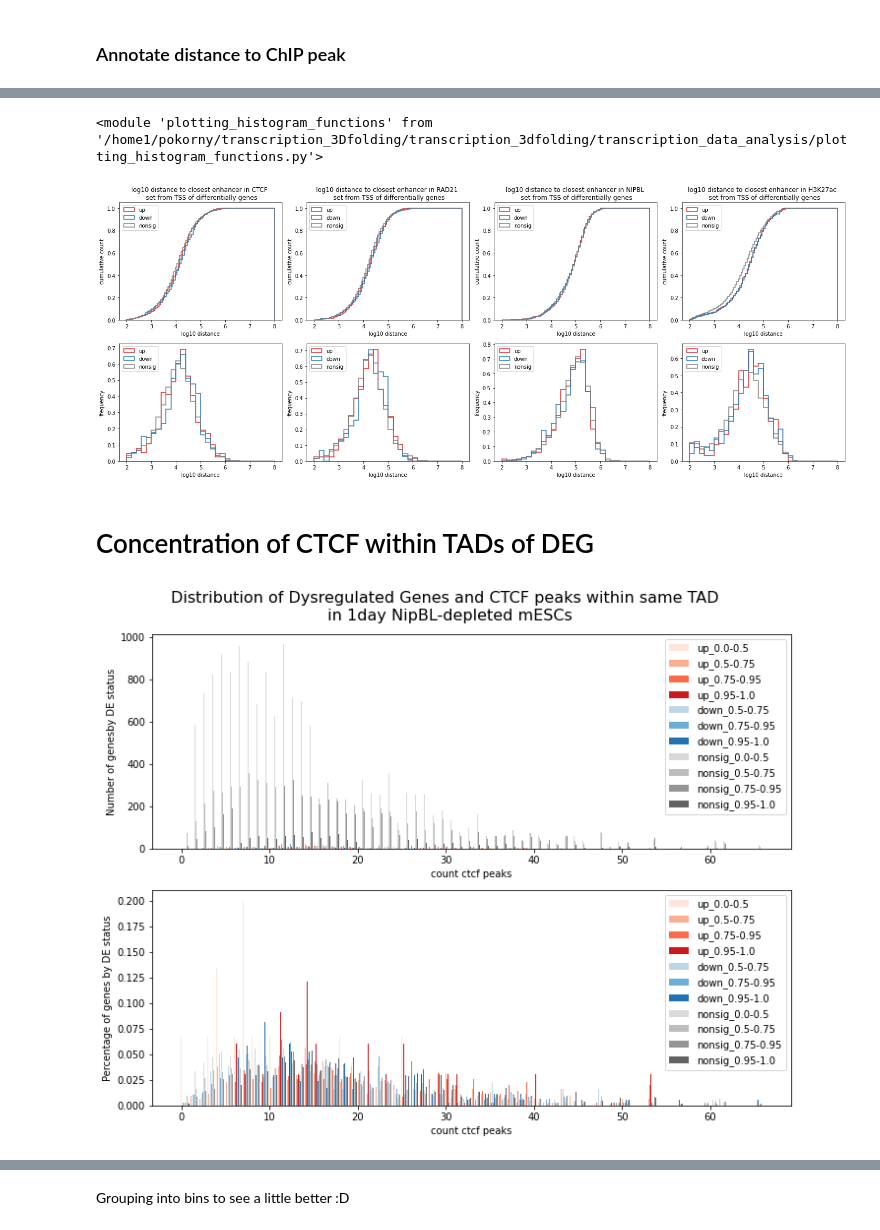
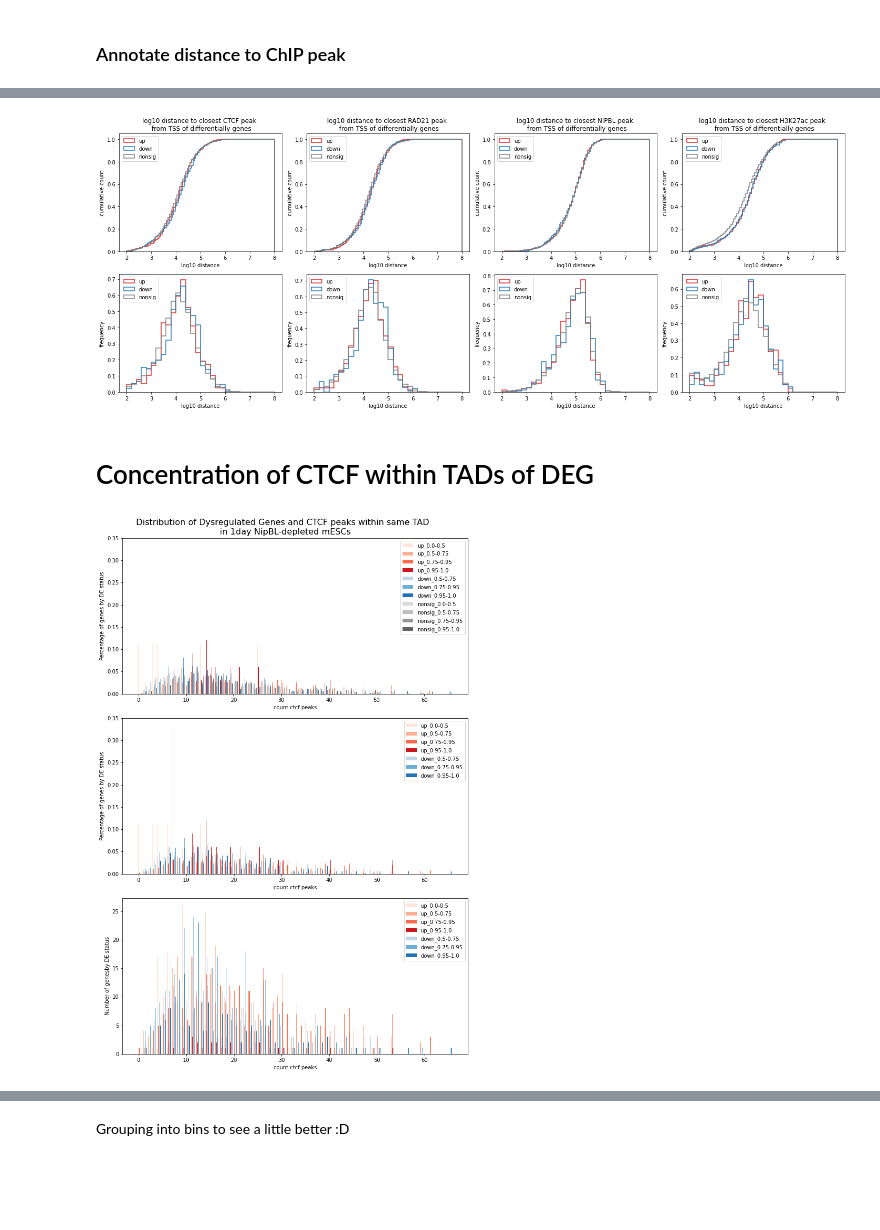
Before and after one commit to Bozhie/transcription_3Dfolding, a Jupyter notebook: transcription_3dfolding/transcription_data_analysis/20221108_dNipBL_proximal_proteins.ipynb, the cells around one changed output, grey strips where cells are left out. Cells and saved outputs as stored; diff of their text form; code cells hidden in the pictures; blank space fills up the shorter version.

Commit message:
Adding ChIP-distance plots and CTCF within TAD

```diff
--- a/transcription_3dfolding/transcription_data_analysis/20221108_dNipBL_proximal_proteins.ipynb
+++ b/transcription_3dfolding/transcription_data_analysis/20221108_dNipBL_proximal_proteins.ipynb
@@ -34,8 +34,8 @@ WT_samples = ['KHRNA1', 'KHRNA7', 'KHRNA13', 'KHRNA22', 'KHRNA23', 'KHRNA50']
 # import results table and add normalized feature counts to label non-significant genes
 day1_res_df = pd.read_csv(proj+day1_sigRes)
 vst_counts_df = pd.read_csv(proj+vst_normalized_counts).rename(columns={'Unnamed: 0' : 'Geneid'})
-vst_counts_df['avg_counts'] = vst_counts_df[WT_samples].mean(axis='columns')
-day1_res_df = day1_res_df.merge(vst_counts_df[['Geneid', 'avg_counts']], how='outer')
+vst_counts_df['avg_vst_counts'] = vst_counts_df[WT_samples].mean(axis='columns')
+day1_res_df = day1_res_df.merge(vst_counts_df[['Geneid', 'avg_vst_counts']], how='outer')
 
 # Getting TSSEs
 tss_df = read_gtf("/project/fudenber_735/collaborations/karissa_2022/old/RNAseq/STAR_Gencode_alignment/tss_annotions_gencode.vM23.primary_assembly.gtf")
@@ -94,8 +76,8 @@ day1_res_df.head(10)
 # %%
-import importlib
-importlib.reload(pfn)
+# set counts threshold to 6.0
+cutoff = 6.0
+cut = (day1_res_df['avg_vst_counts'] > cutoff)
+day1_res_df = day1_res_df[cut]
-# %% [output]
-<module 'plotting_histogram_functions' from '/home1/pokorny/transcription_3Dfolding/transcription_3dfolding/transcription_data_analysis/plotting_histogram_functions.py'>
 # %%
 fig, axs = plt.subplots(2, len(chip_peaks_condition_dict), figsize=(20, 8))
 
@@ -105,7 +87,7 @@ for (chip_name, file), axi in zip(chip_peaks_condition_dict.items(), np.arange(a
                                  ax=axs[0, axi],
                                  cumulative=True,
                                  bins=100,
-                                 plot_title='log10 distance to closest enhancer in {} \n set from TSS of differentially genes'.format(chip_name))
+                                 plot_title='log10 distance to closest {} peak \n from TSS of differentially genes'.format(chip_name))
 
     pfn.plot_distance_histogram(day1_res_df,
                                 chip_name+'_distance',
@@ -115,7 +97,7 @@ for (chip_name, file), axi in zip(chip_peaks_condition_dict.items(), np.arange(a
 plt.tight_layout()
 plt.show()
 # %% [output]
-[figure, old version]
+[figure, new version]
 # %% [markdown]
 # Concentration of CTCF within TADs of DEG
 # %%
@@ -133,6 +121,7 @@ category_colormap_big = {'up_0.0-0.5' : '#fee5d9',
                          'up_0.75-0.95' : '#fb6a4a',
                          'up_0.95-1.0' : '#cb181d',
 
+                         'down_0.0-0.5' : '#deebf7',
                          'down_0.5-0.75' : '#bdd7e7',
                          'down_0.75-0.95' : '#6baed6',
                          'down_0.95-1.0' : '#2171b5',
@@ -142,35 +131,53 @@ category_colormap_big = {'up_0.0-0.5' : '#fee5d9',
                          'nonsig_0.75-0.95' : '#969696',
                          'nonsig_0.95-1.0' : '#636363'
                         }
+
+category_colormap_degs = {'up_0.0-0.5' : '#fee5d9',
+                         'up_0.5-0.75' : '#fcae91',
+                         'up_0.75-0.95' : '#fb6a4a',
+                         'up_0.95-1.0' : '#cb181d',
+
+                         'down_0.0-0.5' : '#deebf7',
+                         'down_0.5-0.75' : '#bdd7e7',
+                         'down_0.75-0.95' : '#6baed6',
+                         'down_0.95-1.0' : '#2171b5',
+                        }
 # %%
-fig, axs = plt.subplots(2, 1, figsize=(10, 8))
+fig, axs = plt.subplots(3, 1, figsize=(10, 15))
 fig.suptitle(('Distribution of Dysregulated Genes and '
              'CTCF peaks within same TAD \n in 1day NipBL-depleted mESCs'),
              fontsize=16)
 
 # Defining TADs using midpoints between boundaries
 tad_mid_df = flt.tad_windows_from_boundaries(insulation_table, take_midpoint=True)
 
 # Annotate number of CTCF within the tad
 df = tad_mid_df.copy()
 ctcf_df = flt.get_peak_bioframe(chip_peaks_condition_dict['CTCF'])
 df['count_ctcf_peaks'] = bf.count_overlaps(df, ctcf_df)['count']
 
-pfn.group_features_by_region(df,
-                             quantiled_df,
-                             feature_category_colors=category_colormap_big,
-                             region_group_col='count_ctcf_peaks',
-                             ax=axs[0]
-                            )
-
 pfn.distribution_features_by_region(df,
                                     quantiled_df,
                                     feature_category_colors=category_colormap_big,
                                     region_group_col='count_ctcf_peaks',
+                                    ax=axs[0]
+                                   )
+
+pfn.distribution_features_by_region(df,
+                                    quantiled_df,
+                                    feature_category_colors=category_colormap_degs,
+                                    region_group_col='count_ctcf_peaks',
                                     ax=axs[1]
                                    )
 
+pfn.group_features_by_region(df,
+                             quantiled_df,
+                             feature_category_colors=category_colormap_degs,
+                             region_group_col='count_ctcf_peaks',
+                             ax=axs[2]
+                            )
+
 plt.tight_layout()
 plt.show()
 # %% [output]
-[figure, old version]
+[figure, new version]
```
Also changed, not shown: parts of 19 cells of this notebook, 2 other files.
